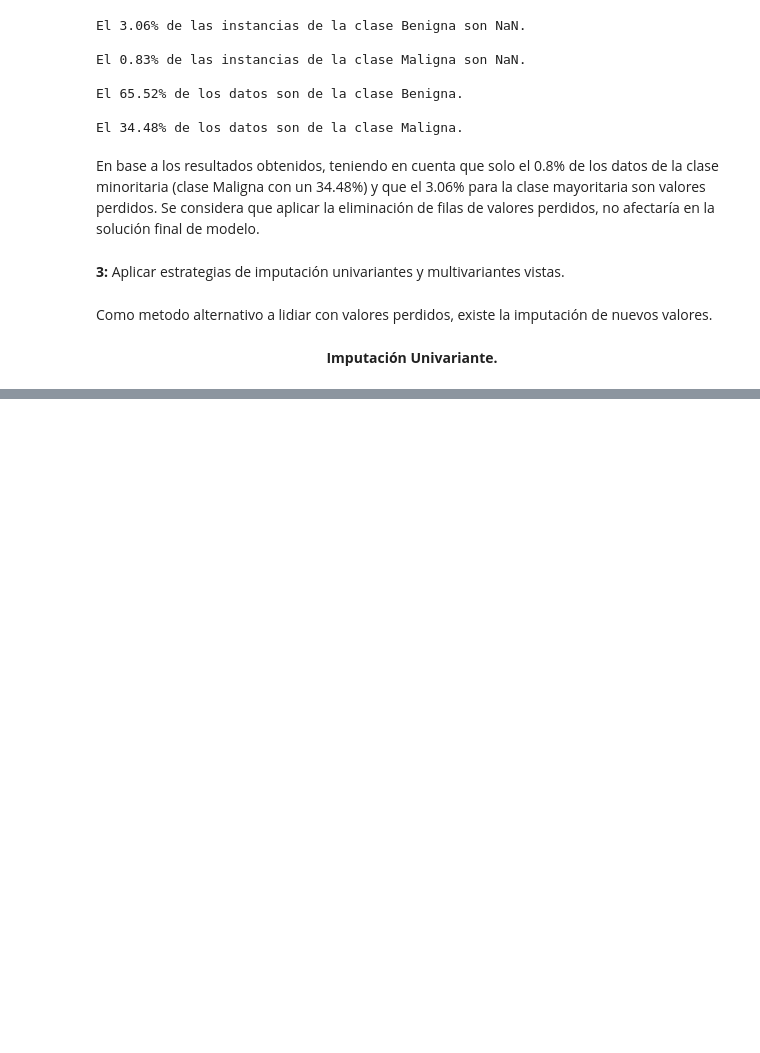
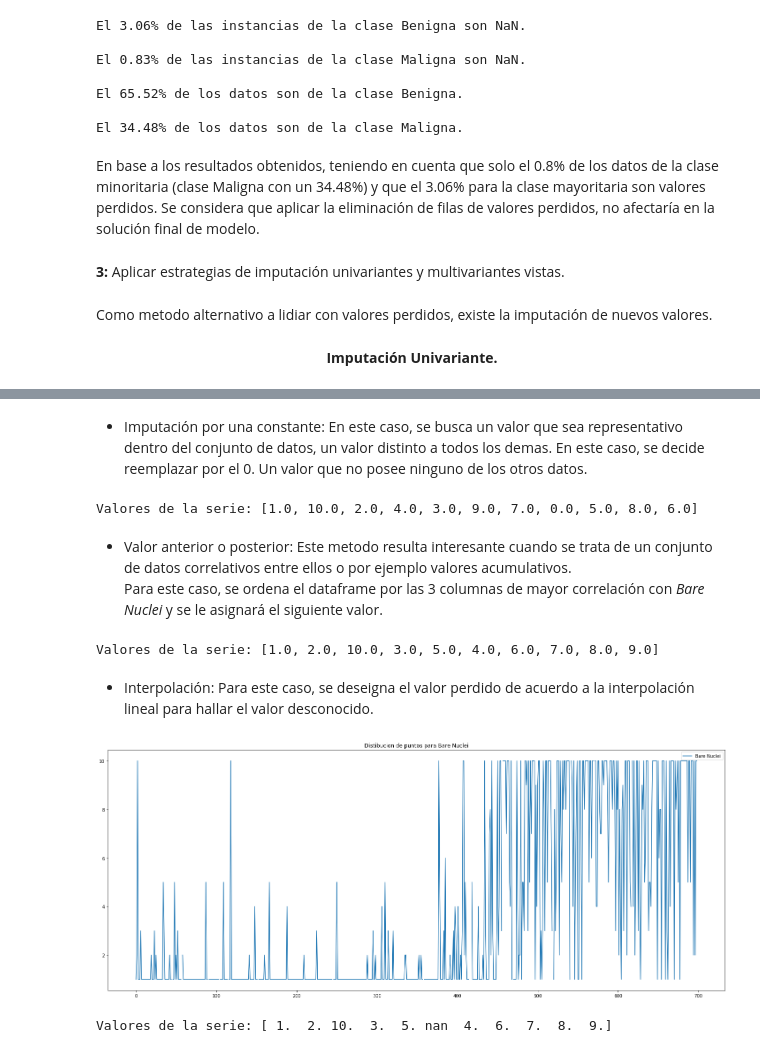
Before and after one commit to Vic-silo/Master_EIP, a Jupyter notebook: 11_Prog_ML/3_Valores_perdidos/VictorSimoLozano_A3_PPML.ipynb, the cells around one changed output, grey strips where cells are left out. Saved outputs shown, nothing was run; the diff lists cells and outputs as text; code cells hidden in the pictures; blank space fills up the shorter version.

```diff
--- a/11_Prog_ML/3_Valores_perdidos/VictorSimoLozano_A3_PPML.ipynb
+++ b/11_Prog_ML/3_Valores_perdidos/VictorSimoLozano_A3_PPML.ipynb
@@ -287,12 +257,0 @@ En el caso de el reescalado y/o estandarización, se deberá conocer la distribu
-# %%
-# Constantes del dataframe
-ATRIB_NAMES=['age', 'gen', 'tbili', 'dbili', 'alkphos', 'sgpt','sgot', 'tp', 'alb', 'ag' ,'class']
-FILENAME='Indian Liver Patient Dataset (ILPD).csv'
-
-# Lectura del dataset
-df=read_csv(filepath_or_buffer=FILENAME, names=ATRIB_NAMES)
-
-# Separar en datos de entrada y variable independiente
-x=df[df.columns[:-1]].copy()
-y=df[df.columns[-1:]].copy()
-display(x,y)
@@ -505,0 +260,40 @@ df_resc.describe()
+# %% [markdown]
+- Imputación por una constante: En este caso, se busca un valor que sea representativo dentro del conjunto de datos, un valor distinto a todos los demas. En este caso, se decide reemplazar por el 0. Un valor que no posee ninguno de los otros datos.
+# %%
+# Sustitución por constante
+df_imp_const=df.fillna(0)
+print(f'''Valores de la serie: {list(df_imp_const['Bare Nuclei'].unique())}''')
+# %% [output]
+Valores de la serie: [1.0, 10.0, 2.0, 4.0, 3.0, 9.0, 7.0, 0.0, 5.0, 8.0, 6.0]
+# %% [markdown]
+- Valor anterior o posterior: Este metodo resulta interesante cuando se trata de un conjunto de datos correlativos entre ellos o por ejemplo valores acumulativos.<br>
+Para este caso, se ordena el dataframe por las 3 columnas de mayor correlación con *Bare Nuclei* y se le asignará el siguiente valor.
+# %%
+# Ordenado de los valores
+df_imp_next=df.sort_values(by=['Uniformity of Cell Shape', 'Uniformity of Cell Size', 'Marginal adhesion'], ascending=True)
+
+# Imputación con el siguiente valor
+# Lista con los valores de la unica fila afectada
+bare_nuclei=df_imp_next['Bare Nuclei'].fillna(method='ffill')
+# Asignado de valores a atributo *Bare Nuclei*
+df_imp_next['Bare Nuclei']=bare_nuclei
+print(f'''Valores de la serie: {list(df_imp_next['Bare Nuclei'].unique())}''')
+# %% [output]
+Valores de la serie: [1.0, 2.0, 10.0, 3.0, 5.0, 4.0, 6.0, 7.0, 8.0, 9.0]
+# %% [markdown]
+- Interpolación: Para este caso, se deseigna el valor perdido de acuerdo a la interpolación lineal para hallar el valor desconocido.
+# %%
+# Ordenado de los valores
+df_imp_int=df.sort_values(by=['Uniformity of Cell Shape', 'Uniformity of Cell Size', 'Marginal adhesion'], ascending=True)
+
+# Extracción de los datos de Bare Nuclei
+bare_nuclei=df_imp_int['Bare Nuclei']
+# Manipulación de indice ascendente
+bare_nuclei=bare_nuclei.reset_index().drop('index', axis=1)
+# Ploteo de los resultados
+bare_nuclei.plot(figsize=(25, 10)).set_title('Distibucion de puntos para Bare Nuclei')
+plt.show()
+print(f'''Valores de la serie: {bare_nuclei['Bare Nuclei'].unique()}''')
+# %% [output]
+[figure, added]
+Valores de la serie: [ 1.  2. 10.  3.  5. nan  4.  6.  7.  8.  9.]
```
Also changed, not shown: parts of 32 cells of this notebook.
